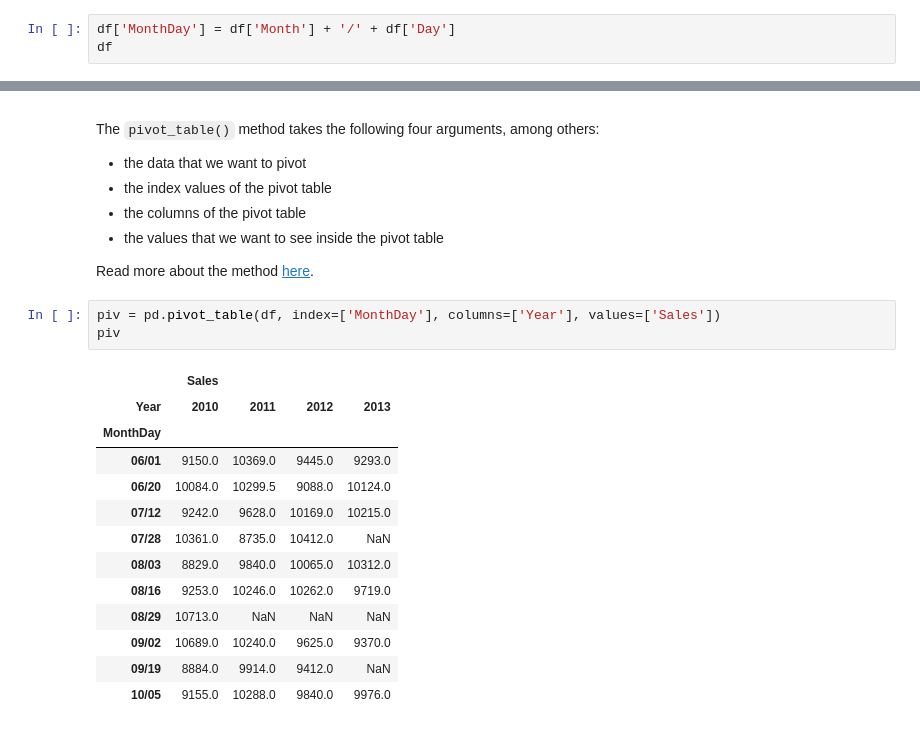
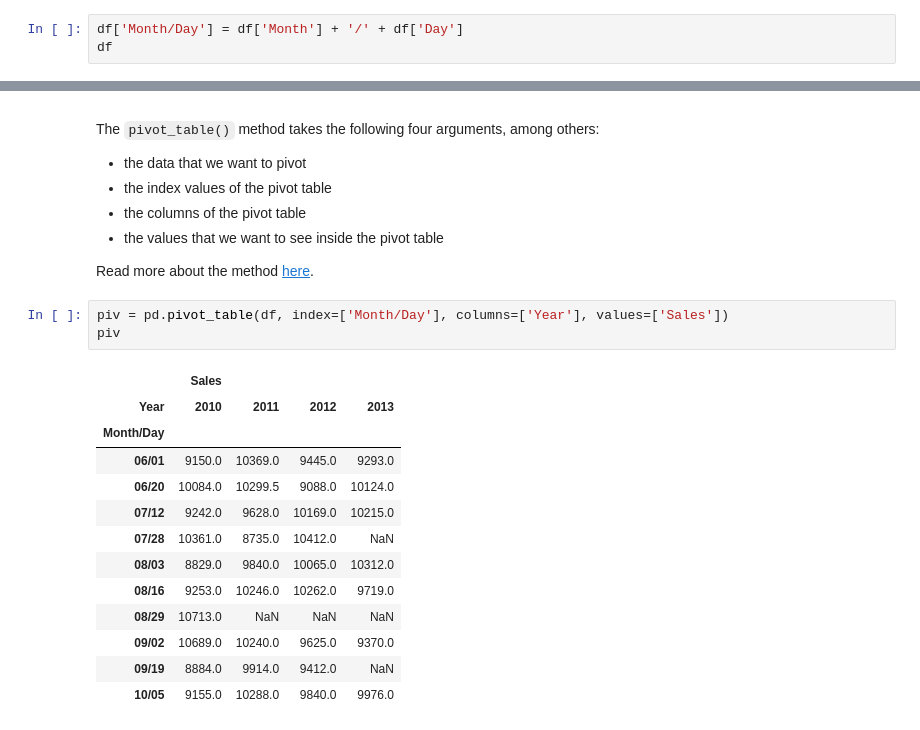
Before and after one commit to IshanaRaina/pandas-labs, a Jupyter notebook: adult_pandas.ipynb, the cells around one changed output, grey strips where cells are left out. Cells and saved outputs as stored; diff of their text form.

```diff
--- a/adult_pandas.ipynb
+++ b/adult_pandas.ipynb
@@ -74,6 +79,6 @@ df['Day'] = df['Date'].dt.strftime('%d')
 
 As also seen in the previous course, we perform a row-wise concatenation on the _Month_ and _Day_ columns to get our desired _MonthDay_ column in the format mm/dd.
 # %%
-df['MonthDay'] = df['Month'] + '/' + df['Day']
+df['Month/Day'] = df['Month'] + '/' + df['Day']
 df
 # %% [output]
@@ -107,12 +112,12 @@ The `pivot_table()` method takes the following four arguments, among others:
 
 Read more about the method [here](https://pandas.pydata.org/pandas-docs/stable/reference/api/pandas.pivot_table.html).
 # %%
-piv = pd.pivot_table(df, index=['MonthDay'], columns=['Year'], values=['Sales'])
+piv = pd.pivot_table(df, index=['Month/Day'], columns=['Year'], values=['Sales'])
 piv
 # %% [output]
 |  | Sales |  |  |  |
 | Year | 2010 | 2011 | 2012 | 2013 |
-| MonthDay |  |  |  |  |
+| Month/Day |  |  |  |  |
 | 06/01 | 9150.0 | 10369.0 | 9445.0 | 9293.0 |
 | 06/20 | 10084.0 | 10299.5 | 9088.0 | 10124.0 |
 | 07/12 | 9242.0 | 9628.0 | 10169.0 | 10215.0 |
```
Also changed, not shown: parts of 7 cells of this notebook.
